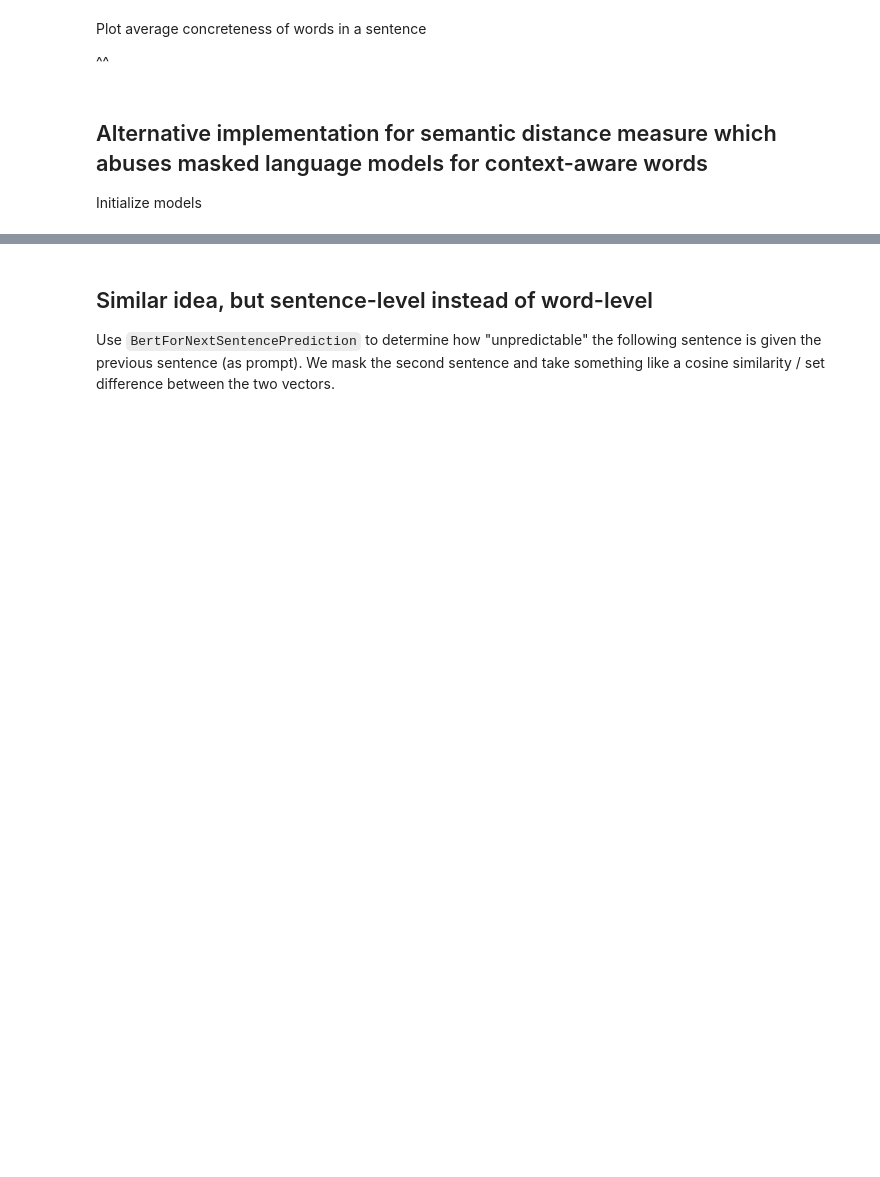
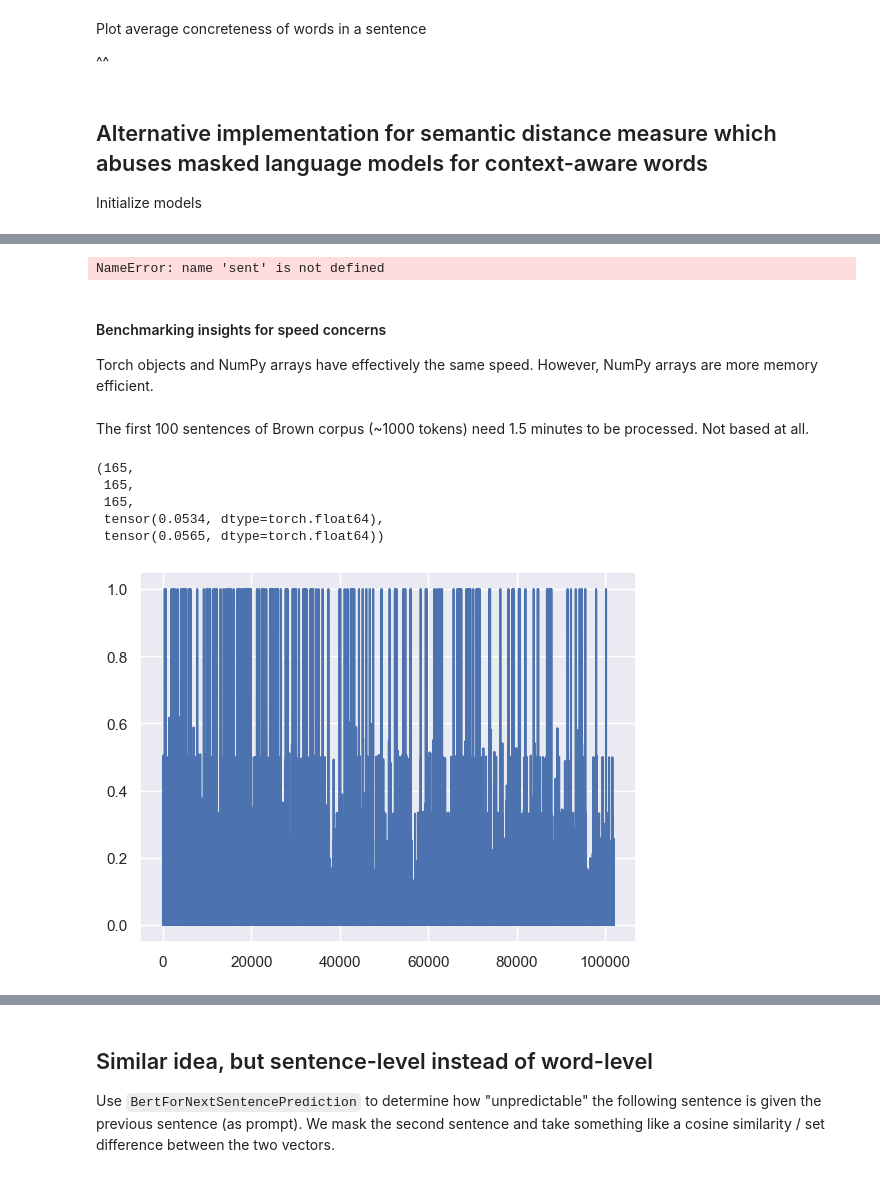
Before and after one commit to m-krastev/creative-thesis, a Jupyter notebook: src/prototype.ipynb, the cells around one changed output, grey strips where cells are left out. Drawn from its saved outputs; the diff is of its cells as text; code cells hidden in the pictures; blank space fills up the shorter version.

```diff
--- a/src/prototype.ipynb
+++ b/src/prototype.ipynb
@@ -424,0 +222,75 @@ Masked word: management
+# %%
+words = nltk.pos_tag(nltk.word_tokenize(sent.lower()), tagset='universal')
+stopwords = set(nltk.corpus.stopwords.words('english'))
+
+results = []
+debug_words  = []
+for word, tag in words:
+    # Early stopping
+    if word in stopwords or tag not in tags_of_interest:
+        continue
+
+    predicted_tokens = predict_tokens(sent, word, model, word2vec_model, return_tokens=False)
+    results.append(predicted_tokens)
+    debug_words.append(word)
+
+results = [np.array(result) for result in results]
+# %% [output]
+NameError: name 'sent' is not defined
+# %% [markdown]
+#### Benchmarking insights for speed concerns
+Torch objects and NumPy arrays have effectively the same speed. However, NumPy arrays are more memory efficient.
+# %%
+def cross_softmax(x: np.ndarray, y: np.ndarray, temp1=0.5, temp2= 0.5):
+    # return (torch.softmax(torch.from_numpy(results[1][:,0]), dim=0) @ torch.softmax(torch.from_numpy(results[1][:,1]), dim=0)).item()
+    exps = np.exp(x*temp1)
+    exps /= exps.sum()
+    exps2 = np.exp(y*temp2)
+    exps2 /= exps2.sum()
+    return exps @ exps2
+
+for result in results:
+    cross_softmax(result[:,0], result[:,1])
+# %% [markdown]
+The first 100 sentences of Brown corpus (~1000 tokens) need 1.5 minutes to be processed. Not based at all.
+# %%
+res = []
+debug_words = []
+for sent in brown.sents()[:10000]:
+    if type(sent) == str:
+        tokens = nltk.word_tokenize(sent.lower())
+    else:
+        tokens = [token.lower() for token in sent]
+        sent = " ".join(tokens)
+    words = nltk.pos_tag(tokens, tagset='universal')
+
+    results = []
+    for word, tag in words:
+        # Early stopping
+        if word in stopwords or tag not in tags_of_interest:
+            continue
+
+        predicted_tokens = predict_tokens(
+            sent, word, model, word2vec_model, return_tokens=False)
+        results.append(predicted_tokens)
+        debug_words.append(word)
+
+    results = [np.array(result) for result in results]
+
+    for result in results:
+        # Some lists may be empty
+        if len(result) == 0:
+            res+= [0.0]
+        else:
+            res += [cross_softmax(result[:,0], result[:,1])]
+# %%
+tense = torch.tensor([r for r in res])
+plt.plot(tense)
+len(torch.nonzero(tense > 0.8)), len(torch.nonzero(tense > 0.9)), len(torch.nonzero(tense == 1.0)), tense.mean(), tense.std()
+# %% [output]
+(165,
+ 165,
+ 165,
+ tensor(0.0534, dtype=torch.float64),
+ tensor(0.0565, dtype=torch.float64))
+[figure, added]
```
Also changed, not shown: parts of 20 cells of this notebook, 4 other files.
